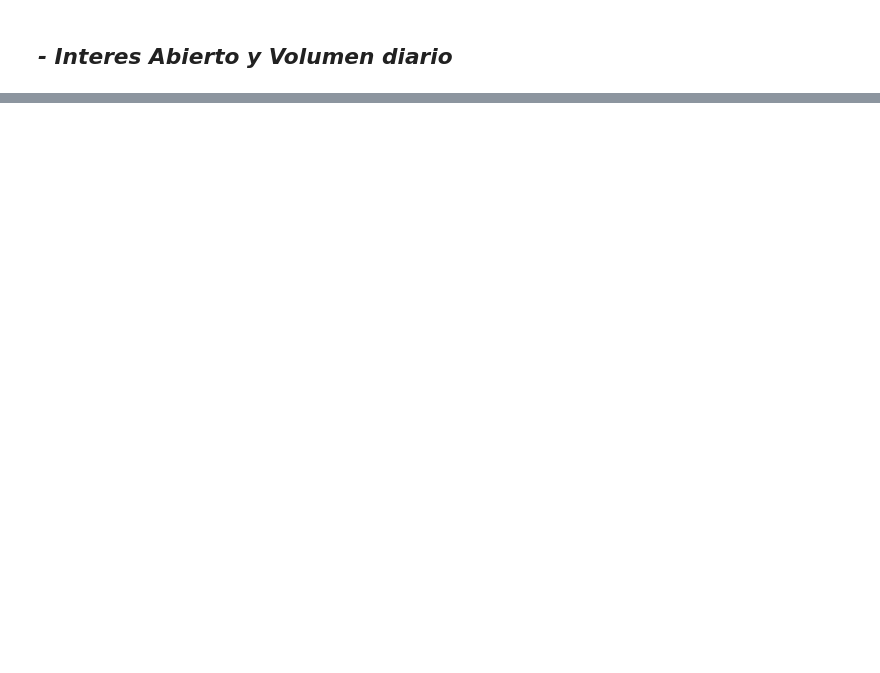
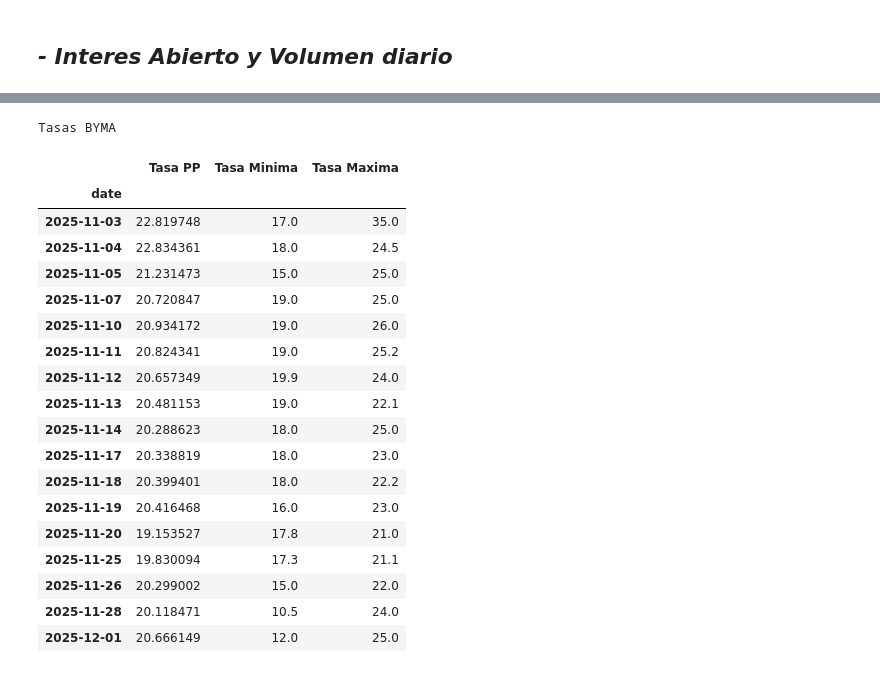
Before and after one commit to jdtluis/Reporte-Futuros_Tasas, a Jupyter notebook: index.ipynb, the cells around one changed output, grey strips where cells are left out. Cells and saved outputs as stored; diff of their text form; code cells hidden in the pictures; blank space fills up the shorter version.

```diff
--- a/index.ipynb
+++ b/index.ipynb
@@ -124,0 +146,25 @@ plot_futures_plotly(data=openInterest, kind='bar', ylabel="Interes Abierto", tit
+# %%
+pd.set_option('display.max_rows', 20)
+print("Tasas BYMA")
+cau_byma[['vwap', 'tradingLowPrice', 'tradingHighPrice']].rename(columns={'vwap':'Tasa PP', 'tradingLowPrice': 'Tasa Minima', 'tradingHighPrice': 'Tasa Maxima'})
+# %% [output]
+Tasas BYMA
+|  | Tasa PP | Tasa Minima | Tasa Maxima |
+| date |  |  |  |
+| 2025-11-03 | 22.819748 | 17.0 | 35.0 |
+| 2025-11-04 | 22.834361 | 18.0 | 24.5 |
+| 2025-11-05 | 21.231473 | 15.0 | 25.0 |
+| 2025-11-07 | 20.720847 | 19.0 | 25.0 |
+| 2025-11-10 | 20.934172 | 19.0 | 26.0 |
+| 2025-11-11 | 20.824341 | 19.0 | 25.2 |
+| 2025-11-12 | 20.657349 | 19.9 | 24.0 |
+| 2025-11-13 | 20.481153 | 19.0 | 22.1 |
+| 2025-11-14 | 20.288623 | 18.0 | 25.0 |
+| 2025-11-17 | 20.338819 | 18.0 | 23.0 |
+| 2025-11-18 | 20.399401 | 18.0 | 22.2 |
+| 2025-11-19 | 20.416468 | 16.0 | 23.0 |
+| 2025-11-20 | 19.153527 | 17.8 | 21.0 |
+| 2025-11-25 | 19.830094 | 17.3 | 21.1 |
+| 2025-11-26 | 20.299002 | 15.0 | 22.0 |
+| 2025-11-28 | 20.118471 | 10.5 | 24.0 |
+| 2025-12-01 | 20.666149 | 12.0 | 25.0 |
```
Also changed, not shown: parts of 9 cells of this notebook, 4 other files.
